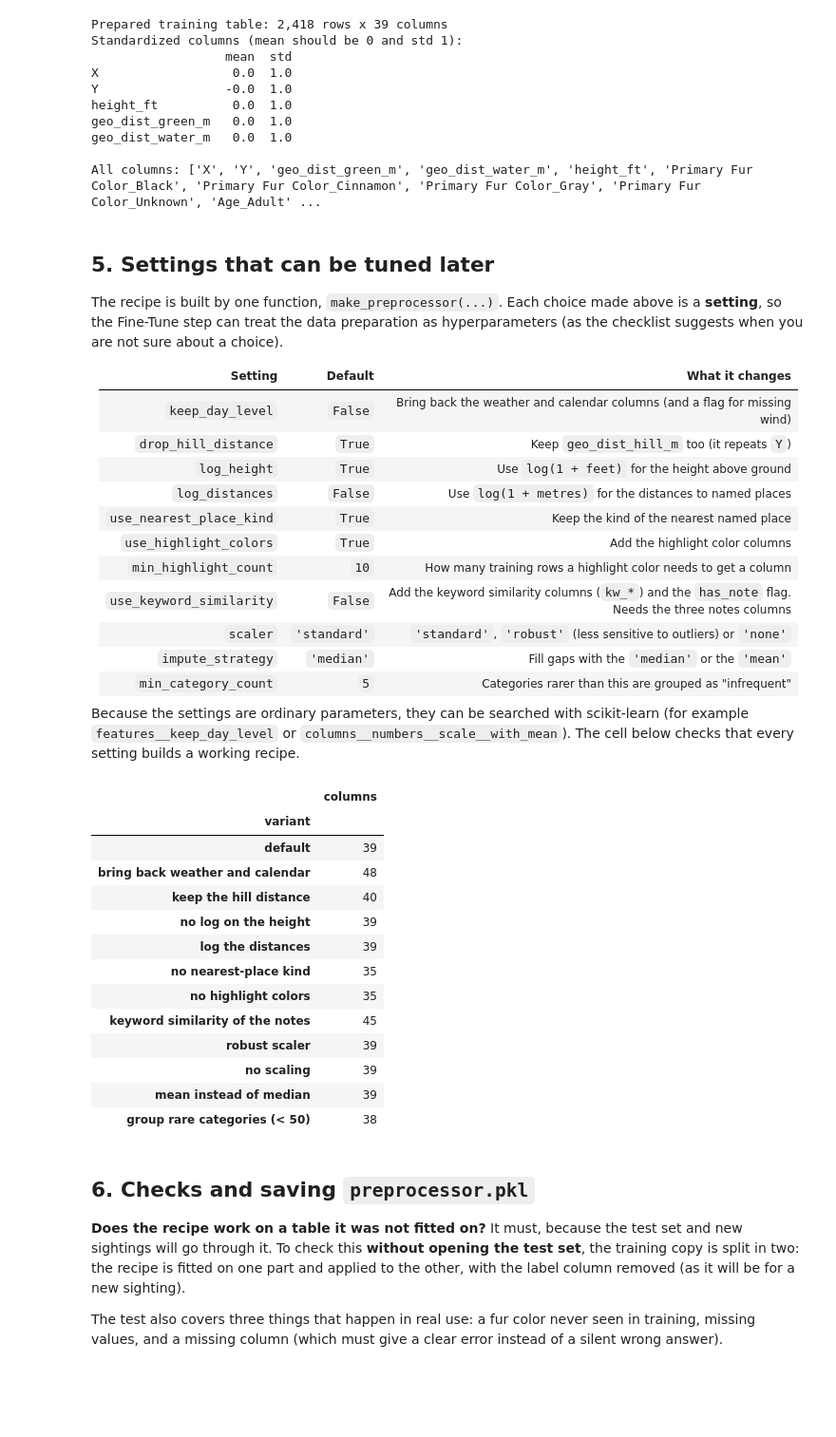
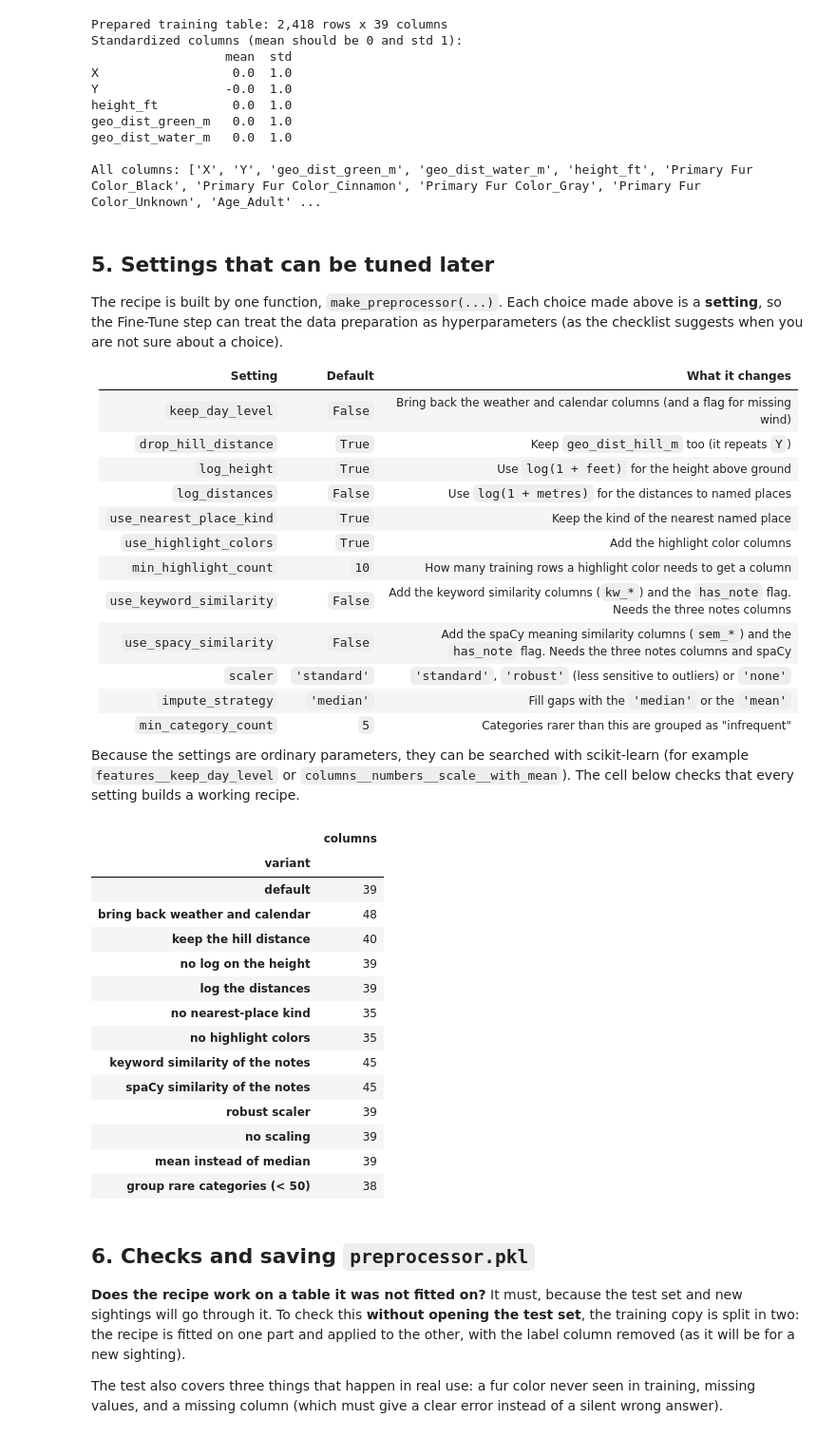
Before and after one commit to tshiyongam/P2-Nutosis, a Jupyter notebook: Nutosis - Preparation.ipynb, the cells around one changed output. Shown at 95% size. Cells and saved outputs as stored; diff of their text form; code cells hidden in the pictures; blank space fills up the shorter version.

```diff
--- a/Nutosis - Preparation.ipynb
+++ b/Nutosis - Preparation.ipynb
@@ -344,6 +413,7 @@ The recipe is built by one function, `make_preprocessor(...)`. Each choice made
 | `use_highlight_colors` | `True` | Add the highlight color columns |
 | `min_highlight_count` | `10` | How many training rows a highlight color needs to get a column |
 | `use_keyword_similarity` | `False` | Add the keyword similarity columns (`kw_*`) and the `has_note` flag. Needs the three notes columns |
+| `use_spacy_similarity` | `False` | Add the spaCy meaning similarity columns (`sem_*`) and the `has_note` flag. Needs the three notes columns and spaCy |
 | `scaler` | `'standard'` | `'standard'`, `'robust'` (less sensitive to outliers) or `'none'` |
 | `impute_strategy` | `'median'` | Fill gaps with the `'median'` or the `'mean'` |
 | `min_category_count` | `5` | Categories rarer than this are grouped as "infrequent" |
@@ -354,33 +424,35 @@ variants = {
     "default": {},
     "bring back weather and calendar": {"keep_day_level": True},
     "keep the hill distance": {"drop_hill_distance": False},
     "no log on the height": {"log_height": False},
     "log the distances": {"log_distances": True},
     "no nearest-place kind": {"use_nearest_place_kind": False},
     "no highlight colors": {"use_highlight_colors": False},
     "keyword similarity of the notes": {"use_keyword_similarity": True},
+    "spaCy similarity of the notes": {"use_spacy_similarity": True},
     "robust scaler": {"scaler": "robust"},
     "no scaling": {"scaler": "none"},
     "mean instead of median": {"impute_strategy": "mean"},
     "group rare categories (< 50)": {"min_category_count": 50, "min_highlight_count": 100},
 }
 rows = []
 for name, settings in variants.items():
     X_variant = make_preprocessor(**settings).fit_transform(work)
     assert not X_variant.isna().any().any()
     rows.append({"variant": name, "columns": X_variant.shape[1]})
 pd.DataFrame(rows).set_index("variant")
 # %% [output]
 |  | columns |
 | variant |  |
 | default | 39 |
 | bring back weather and calendar | 48 |
 | keep the hill distance | 40 |
 | no log on the height | 39 |
 | log the distances | 39 |
 | no nearest-place kind | 35 |
 | no highlight colors | 35 |
 | keyword similarity of the notes | 45 |
+| spaCy similarity of the notes | 45 |
 | robust scaler | 39 |
 | no scaling | 39 |
 | mean instead of median | 39 |
```
Also changed, not shown: parts of 7 cells of this notebook, 5 other files.
